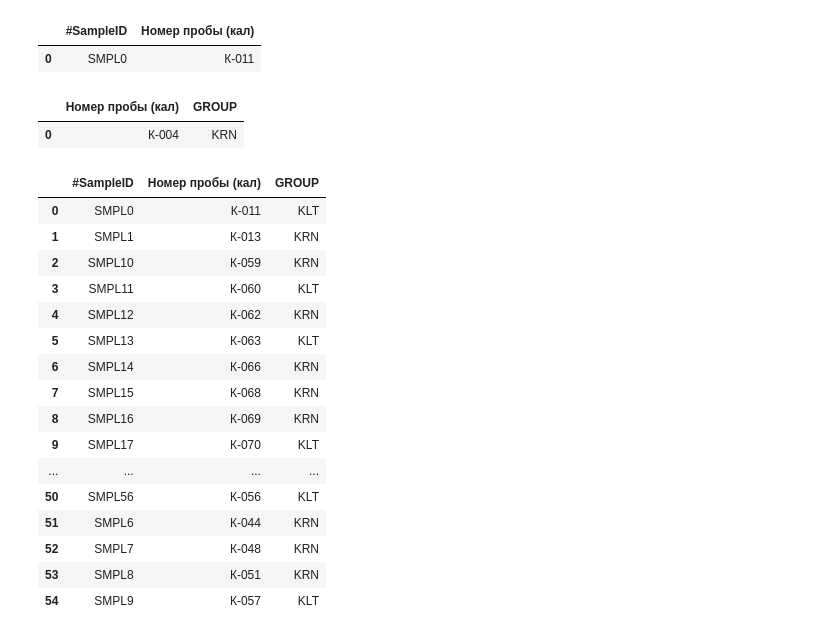
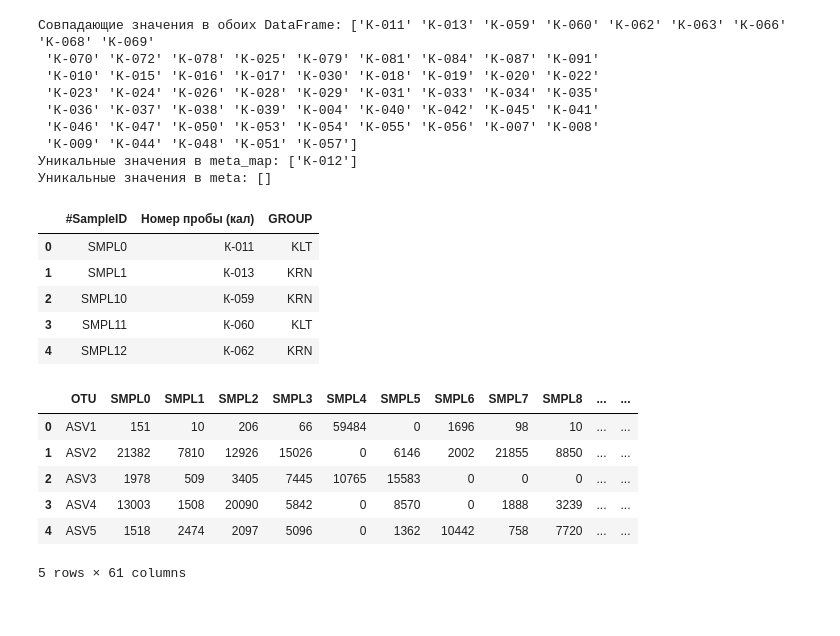
Before and after one commit to M100ika/data_azanlyze_18.04.2024, a Jupyter notebook: 18.04.2024.ipynb, the cells around one changed output. Cells and saved outputs as stored; diff of their text form; code cells hidden in the pictures.

```diff
--- a/18.04.2024.ipynb
+++ b/18.04.2024.ipynb
@@ -14,10 +15,10 @@ for column in meta_map.select_dtypes(include=['object']):
     meta_map[column] = meta_map[column].str.replace('_', '0', regex=False)
 
 replacements = {
-    'K-04': 'K-004',
-    'K-07': 'K-007',
-    'K-08': 'K-008',
-    'K-09': 'K-009'
+    'К-04': 'К-004',
+    'К-07': 'К-007',
+    'К-08': 'К-008',
+    'К-09': 'К-009'
 }
 
 # Применяем замену в столбце 'fastqFile'
@@ -25,37 +26,50 @@ meta_map['fastqFile'] = meta_map['fastqFile'].replace(replacements)
 
 meta_map = meta_map.drop(columns='SequencingRun')
 meta_map = meta_map.rename(columns={'fastqFile':'Номер пробы (кал)'})
-meta = meta.fillna(0)
-meta_map.head(1)
-# %% [output]
-|  | #SampleID | Номер пробы (кал) |
-| 0 | SMPL0 | К-011 |
-# %%
-meta.head(1)
-# %% [output]
-|  | Номер пробы (кал) | GROUP |
-| 0 | К-004 | KRN |
+# %%
+# Совпадающие значения
+matching_values = meta_map['Номер пробы (кал)'].isin(meta['Номер пробы (кал)'])
+matched_values = meta_map['Номер пробы (кал)'][matching_values]
+
+# Уникальные значения в meta_map
+unique_in_meta_map = meta_map[~meta_map['Номер пробы (кал)'].isin(meta['Номер пробы (кал)'])]['Номер пробы (кал)']
+
+# Уникальные значения в meta
+unique_in_meta = meta[~meta['Номер пробы (кал)'].isin(meta_map['Номер пробы (кал)'])]['Номер пробы (кал)']
+
+print("Совпадающие значения в обоих DataFrame:", matched_values.unique())
+print("Уникальные значения в meta_map:", unique_in_meta_map.unique())
+print("Уникальные значения в meta:", unique_in_meta.unique())
+# %% [output]
+Совпадающие значения в обоих DataFrame: ['К-011' 'К-013' 'К-059' 'К-060' 'К-062' 'К-063' 'К-066' 'К-068' 'К-069'
+ 'К-070' 'К-072' 'К-078' 'К-025' 'К-079' 'К-081' 'К-084' 'К-087' 'К-091'
+ 'К-010' 'К-015' 'К-016' 'К-017' 'К-030' 'К-018' 'К-019' 'К-020' 'К-022'
+ 'К-023' 'К-024' 'К-026' 'К-028' 'К-029' 'К-031' 'К-033' 'К-034' 'К-035'
+ 'К-036' 'К-037' 'К-038' 'К-039' 'К-004' 'К-040' 'К-042' 'К-045' 'К-041'
+ 'К-046' 'К-047' 'К-050' 'К-053' 'К-054' 'К-055' 'К-056' 'К-007' 'К-008'
+ 'К-009' 'К-044' 'К-048' 'К-051' 'К-057']
+Уникальные значения в meta_map: ['К-012']
+Уникальные значения в meta: []
 # %%
 merged_df = pd.merge(meta_map, meta, on='Номер пробы (кал)')
 
 # Задаем порядок столбцов
-final_df = merged_df[['#SampleID', 'Номер пробы (кал)','GROUP']]
-final_df
+final_meta_df = merged_df[['#SampleID', 'Номер пробы (кал)','GROUP']]
+final_meta_df.head()
 # %% [output]
 |  | #SampleID | Номер пробы (кал) | GROUP |
 | 0 | SMPL0 | К-011 | KLT |
 | 1 | SMPL1 | К-013 | KRN |
 | 2 | SMPL10 | К-059 | KRN |
 | 3 | SMPL11 | К-060 | KLT |
 | 4 | SMPL12 | К-062 | KRN |
-| 5 | SMPL13 | К-063 | KLT |
-| 6 | SMPL14 | К-066 | KRN |
-| 7 | SMPL15 | К-068 | KRN |
-| 8 | SMPL16 | К-069 | KRN |
-| 9 | SMPL17 | К-070 | KLT |
-| ... | ... | ... | ... |
-| 50 | SMPL56 | К-056 | KLT |
-| 51 | SMPL6 | К-044 | KRN |
-| 52 | SMPL7 | К-048 | KRN |
-| 53 | SMPL8 | К-051 | KRN |
-| 54 | SMPL9 | К-057 | KLT |
+# %%
+otu_df.head()
+# %% [output]
+|  | OTU | SMPL0 | SMPL1 | SMPL2 | SMPL3 | SMPL4 | SMPL5 | SMPL6 | SMPL7 | SMPL8 | ... | ... |
+| 0 | ASV1 | 151 | 10 | 206 | 66 | 59484 | 0 | 1696 | 98 | 10 | ... | ... |
+| 1 | ASV2 | 21382 | 7810 | 12926 | 15026 | 0 | 6146 | 2002 | 21855 | 8850 | ... | ... |
+| 2 | ASV3 | 1978 | 509 | 3405 | 7445 | 10765 | 15583 | 0 | 0 | 0 | ... | ... |
+| 3 | ASV4 | 13003 | 1508 | 20090 | 5842 | 0 | 8570 | 0 | 1888 | 3239 | ... | ... |
+| 4 | ASV5 | 1518 | 2474 | 2097 | 5096 | 0 | 1362 | 10442 | 758 | 7720 | ... | ... |
+5 rows × 61 columns
```
Also changed, not shown: parts of 18 cells of this notebook, 5 other files.
